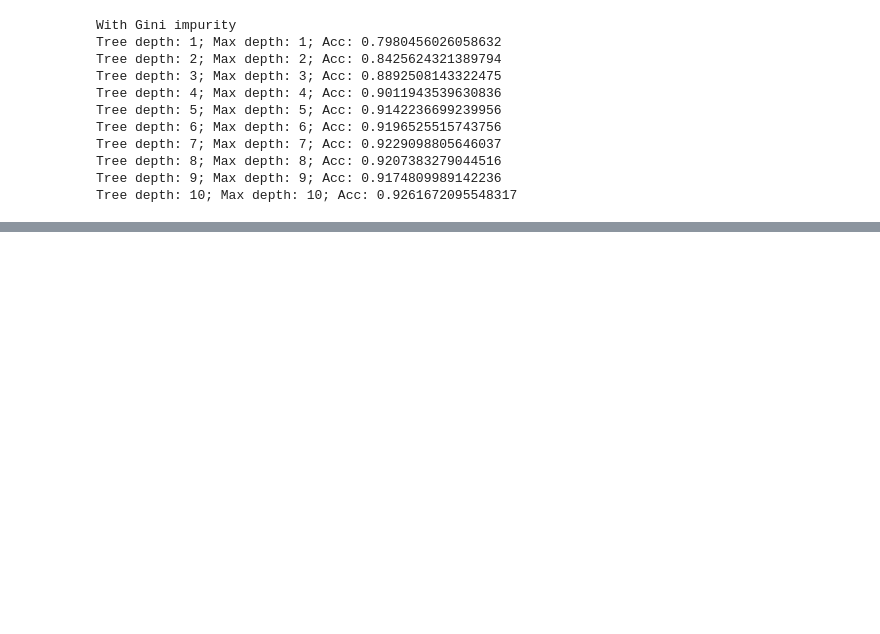
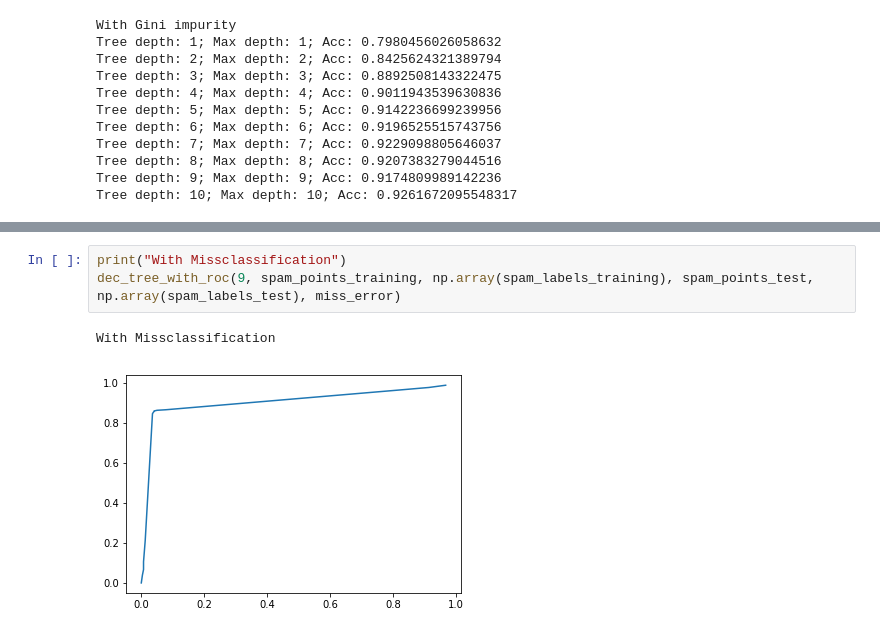
Before and after one commit to TanVD/se-ml-course, a Jupyter notebook: 3/3.ipynb, the cells around one changed output, grey strips where cells are left out. Drawn from its saved outputs; the diff is of its cells as text; blank space fills up the shorter version.

```diff
--- a/3/3.ipynb
+++ b/3/3.ipynb
@@ -281,0 +327,6 @@ Tree depth: 10; Max depth: 10; Acc: 0.9261672095548317
+# %%
+print("With Missclassification")
+dec_tree_with_roc(9, spam_points_training, np.array(spam_labels_training), spam_points_test, np.array(spam_labels_test), miss_error)
+# %% [output]
+With Missclassification
+[figure, added]
```
Also changed, not shown: parts of 17 cells of this notebook.
